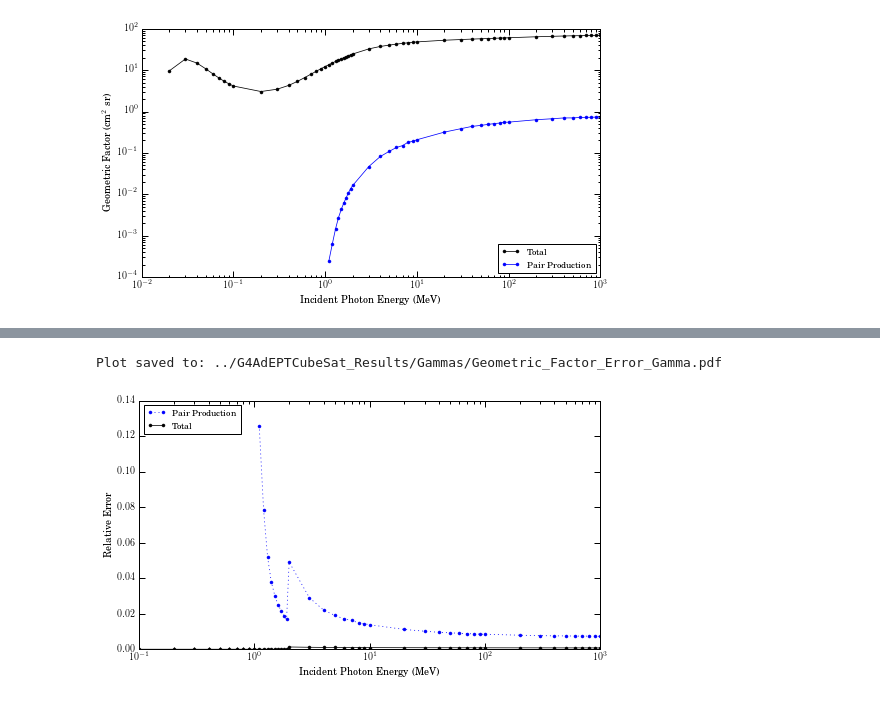
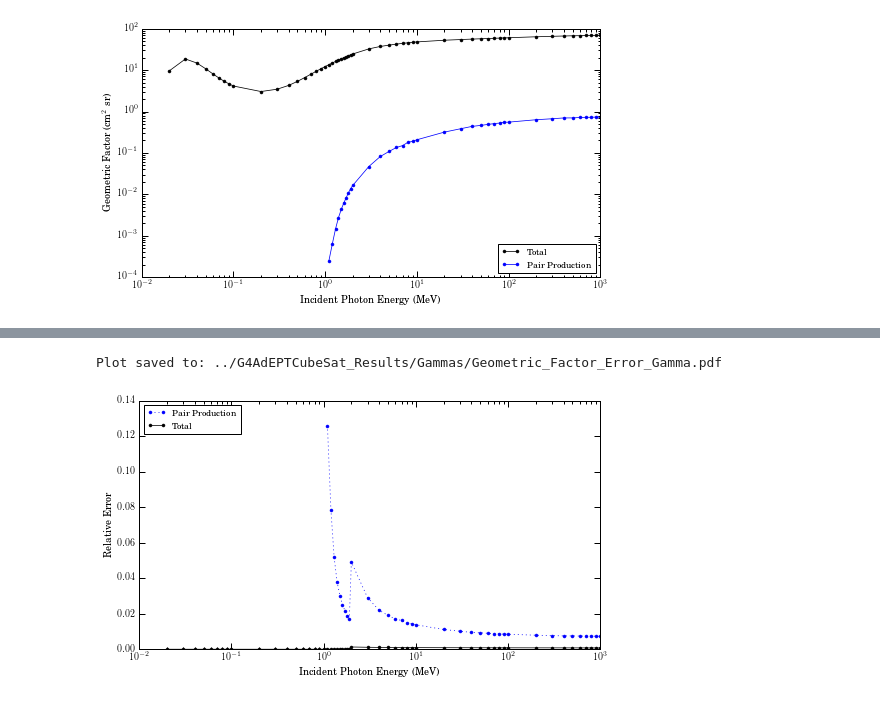
Before and after one commit to mkurnell/G4AdEPTCubeSat-Analysis, a Jupyter notebook: G4AdEPTCubeSat Geometry Factor.ipynb, the cells around one changed output, grey strips where cells are left out. Drawn from its saved outputs; the diff is of its cells as text; code cells hidden in the pictures.

```diff
--- a/G4AdEPTCubeSat Geometry Factor.ipynb
+++ b/G4AdEPTCubeSat Geometry Factor.ipynb
@@ -168,7 +166,7 @@ print InputEnergies
 # This data is generated by the file G4AdEPTCubeSat-DataProcessing
 
 GammaData = '../G4AdEPTCubeSat_Results/Gamma_Data/gamma_Data.csv'
-
+DataFolder = '../G4AdEPTCubeSat_Results/Gammas/'
 Data = pandas.read_csv(GammaData, usecols=[1,2,3,4,5,6,7,8,9,10,11], comment="#", error_bad_lines=False, skip_blank_lines=True).values
 # Columns for np array Data
 # Column 0: Incident photon energy
@@ -451,29 +584,29 @@ Predicted count rate of 1.06777768929 counts/orbit by Modified Simpson's Rule.
 # %%
 ##########################################################################################
 # Plot the error in the Geometry Factor over a range of particle energies
 figE, axE = plt.subplots(1,1)
 
-plt.plot(Data[:,0]/1000., relErr_G_Pair, 'b.:', linewidth=0.75, label="Pair Production")
+plt.semilogx(Data[:,0]/1000., relErr_G_Pair, 'b.:', linewidth=0.75, label="Pair Production")
 plt.semilogx(Data[:,0]/1000., relErr_G_Total, 'k.-', linewidth=0.75, label="Total")
 
 # Figure Properties
 axE.set_ylabel(r'Relative Error')
 axE.set_xlabel('Incident Photon Energy (MeV)')
 # axE.set_ylim(0., 0.05)
 # axE.set_xlim(0.1, 1001)
 
 axE.legend(loc='upper left')
 
 # Tight Layout
 plt.tight_layout()
 
 # Save the figure
 file_figE = 'Geometric_Factor_Error_Gamma.pdf'
 plt.savefig(DataFolder + file_figE, bbox_inches="tight")
 print 'Plot saved to: ' + (DataFolder+file_figE)
 
 # Show the figure
-plt.show(figE)
+# plt.show(figE)
 # %% [output]
 Plot saved to: ../G4AdEPTCubeSat_Results/Gammas/Geometric_Factor_Error_Gamma.pdf
-[figure, old version]
+[figure, new version]
```
Also changed, not shown: parts of 6 cells of this notebook, 4 other files.
